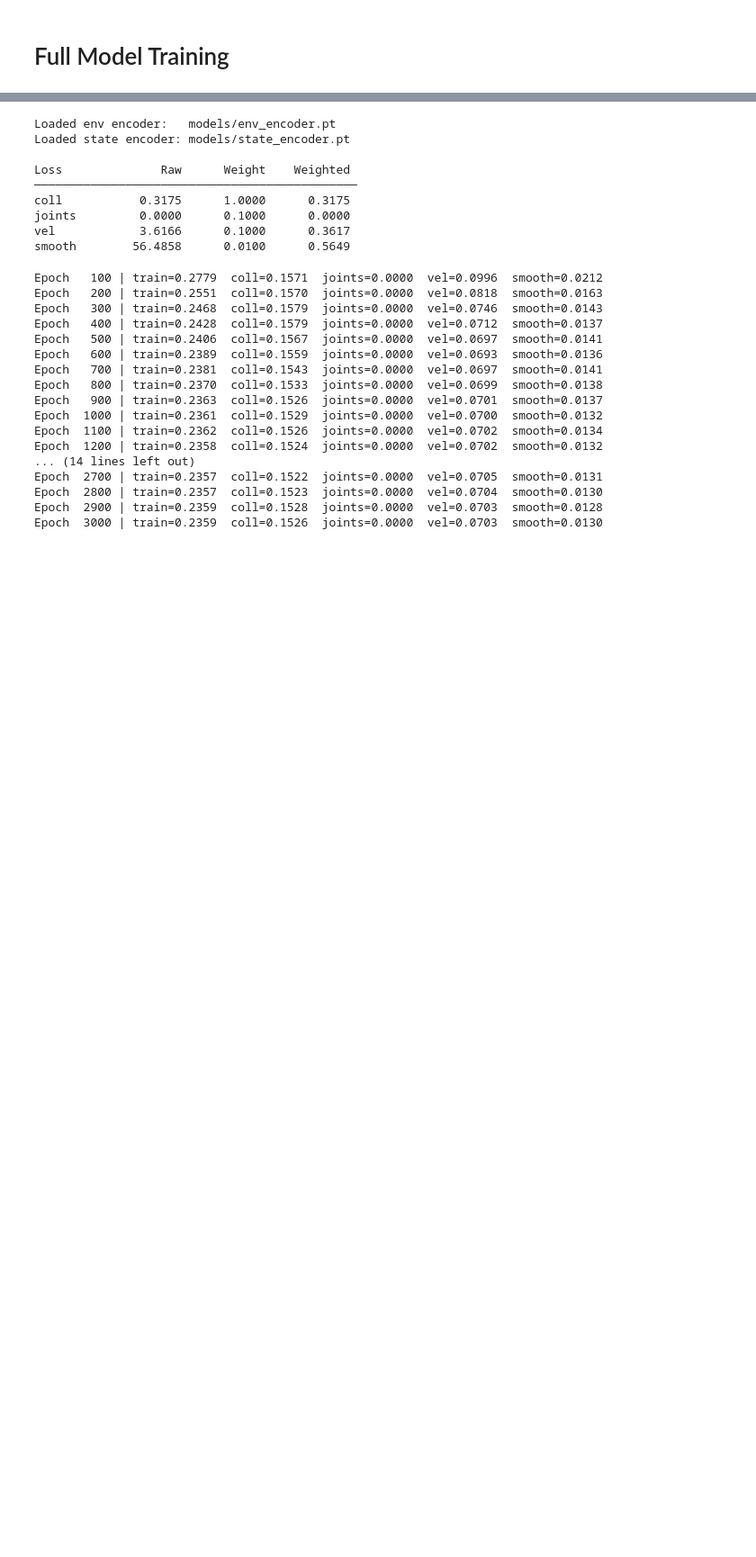
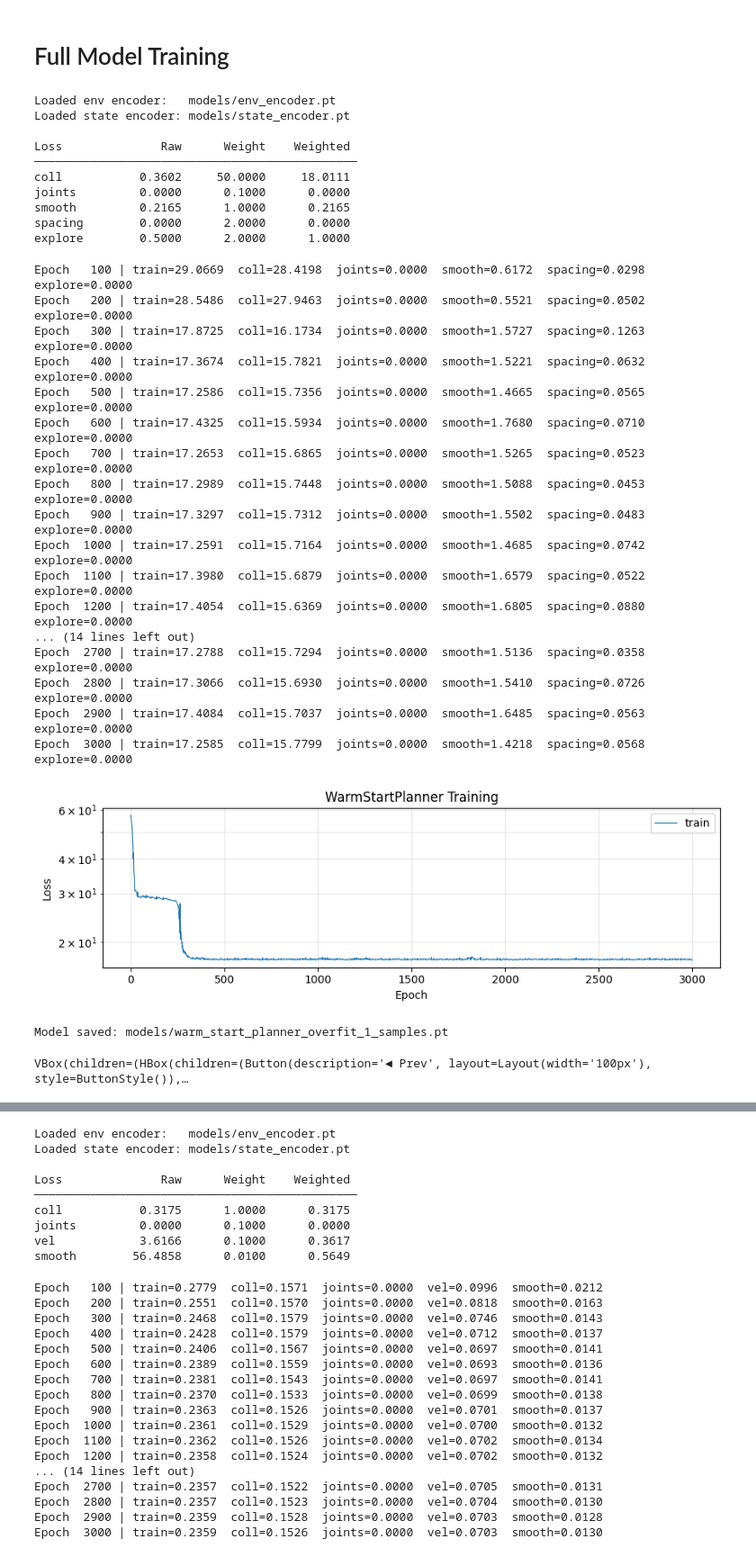
Before and after one commit to mangam-02/Self-Supervised-Learning-for-Robot-Motion-Planning, a Jupyter notebook: src/train.ipynb, the cells around one changed output, grey strips where cells are left out. Shown at 90% size. Cells and saved outputs as stored; diff of their text form; code cells hidden in the pictures; blank space fills up the shorter version.

```diff
--- a/src/train.ipynb
+++ b/src/train.ipynb
@@ -19,3 +19,74 @@ from utils import get_world_spheres_torch, query_sdf_differentiable
 from training import train
 # %% [markdown]
 # Full Model Training
+# %%
+# Overfitting 1 sample to verify that the model can learn something
+training = True
+if training:
+    model_1_sample, history_1_sample = train(
+        train_dataset       = "data/training_dataset_1_samples.pt",
+        val_dataset         = None,
+        # Model
+        T                   = 50,
+        C                   = 10,
+        # Pre-trained encoders (set to None to train from scratch)
+        env_encoder_path    = "models/env_encoder.pt",
+        state_encoder_path  = "models/state_encoder.pt",
+        freeze_encoders     = False,
+        # Training
+        n_epochs            = 3000,
+        batch_size          = 10,
+        lr                  = 1e-3,
+        # Loss weights
+        w_coll              = 50.0,
+        w_joints            = 0.1,
+        w_smooth            = 1.0,
+        w_spacing           = 2,
+        w_explore=2,
+        # Loss parameters
+        explore_threshold=0.5,
+        collision_eps       = 0.8,
+        dt                  = 0.1,
+        # Misc
+        log_every           = 100,
+        device              = None,
+        save_path           = "models/warm_start_planner_overfit_1_samples.pt",
+    )
+# %% [output]
+Loaded env encoder:   models/env_encoder.pt
+Loaded state encoder: models/state_encoder.pt
+
+Loss              Raw      Weight    Weighted
+──────────────────────────────────────────────
+coll           0.3602     50.0000     18.0111
+joints         0.0000      0.1000      0.0000
+smooth         0.2165      1.0000      0.2165
+spacing        0.0000      2.0000      0.0000
+explore        0.5000      2.0000      1.0000
+Epoch   100 | train=29.0669  coll=28.4198  joints=0.0000  smooth=0.6172  spacing=0.0298  explore=0.0000
+Epoch   200 | train=28.5486  coll=27.9463  joints=0.0000  smooth=0.5521  spacing=0.0502  explore=0.0000
+Epoch   300 | train=17.8725  coll=16.1734  joints=0.0000  smooth=1.5727  spacing=0.1263  explore=0.0000
+Epoch   400 | train=17.3674  coll=15.7821  joints=0.0000  smooth=1.5221  spacing=0.0632  explore=0.0000
+Epoch   500 | train=17.2586  coll=15.7356  joints=0.0000  smooth=1.4665  spacing=0.0565  explore=0.0000
+Epoch   600 | train=17.4325  coll=15.5934  joints=0.0000  smooth=1.7680  spacing=0.0710  explore=0.0000
+Epoch   700 | train=17.2653  coll=15.6865  joints=0.0000  smooth=1.5265  spacing=0.0523  explore=0.0000
+Epoch   800 | train=17.2989  coll=15.7448  joints=0.0000  smooth=1.5088  spacing=0.0453  explore=0.0000
+Epoch   900 | train=17.3297  coll=15.7312  joints=0.0000  smooth=1.5502  spacing=0.0483  explore=0.0000
+Epoch  1000 | train=17.2591  coll=15.7164  joints=0.0000  smooth=1.4685  spacing=0.0742  explore=0.0000
+Epoch  1100 | train=17.3980  coll=15.6879  joints=0.0000  smooth=1.6579  spacing=0.0522  explore=0.0000
+Epoch  1200 | train=17.4054  coll=15.6369  joints=0.0000  smooth=1.6805  spacing=0.0880  explore=0.0000
+... (14 lines left out)
+Epoch  2700 | train=17.2788  coll=15.7294  joints=0.0000  smooth=1.5136  spacing=0.0358  explore=0.0000
+Epoch  2800 | train=17.3066  coll=15.6930  joints=0.0000  smooth=1.5410  spacing=0.0726  explore=0.0000
+Epoch  2900 | train=17.4084  coll=15.7037  joints=0.0000  smooth=1.6485  spacing=0.0563  explore=0.0000
+Epoch  3000 | train=17.2585  coll=15.7799  joints=0.0000  smooth=1.4218  spacing=0.0568  explore=0.0000
+[figure, added]
+Model saved: models/warm_start_planner_overfit_1_samples.pt
+# %%
+# ---- Visualize predicted trajectories ----
+from visualization import browse_trajectories
+model_1_sample = torch.load("models/warm_start_planner_overfit_1_samples.pt")
+
+browse_trajectories(model_1_sample, "data/training_dataset_1_samples.pt", save_name="overfit_1_sample")
+# %% [output]
+VBox(children=(HBox(children=(Button(description='◄ Prev', layout=Layout(width='100px'), style=ButtonStyle()),…
```
Also changed, not shown: parts of 3 cells of this notebook, 12 other files.
